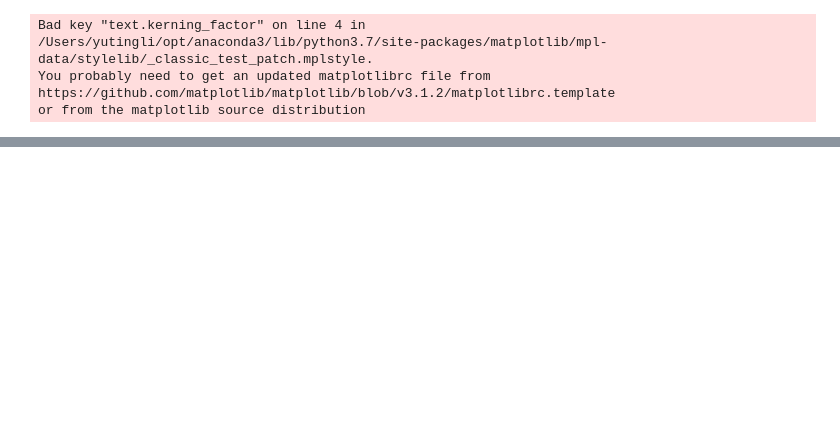
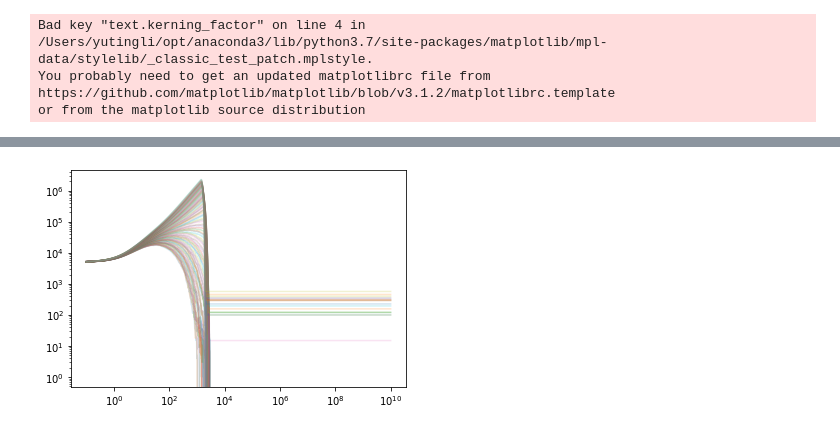
Before and after one commit to Irene-Li/BARW, a Jupyter notebook: BARW/plot_mult_data.ipynb, the cells around one changed output, grey strips where cells are left out. Saved outputs shown, nothing was run; the diff lists cells and outputs as text; code cells hidden in the pictures; blank space fills up the shorter version.

```diff
--- a/BARW/plot_mult_data.ipynb
+++ b/BARW/plot_mult_data.ipynb
@@ -47,0 +74,8 @@ for h in hs:
+# %%
+for active_moments in actives:
+    plt.plot(active_moments[:, 0], active_moments[:, 2], alpha=0.2)
+plt.yscale('log')
+plt.xscale('log')
+plt.show()
+# %% [output]
+[figure, added]
```
Also changed, not shown: parts of 4 cells of this notebook, 3 other files.
